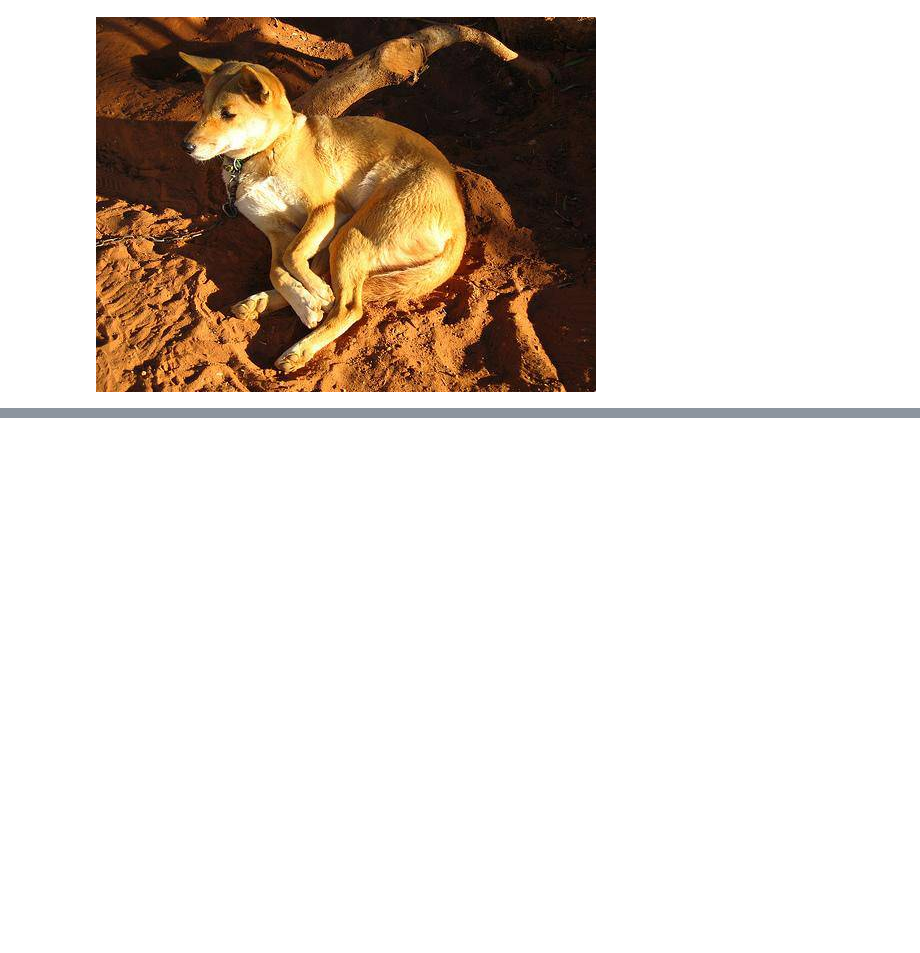
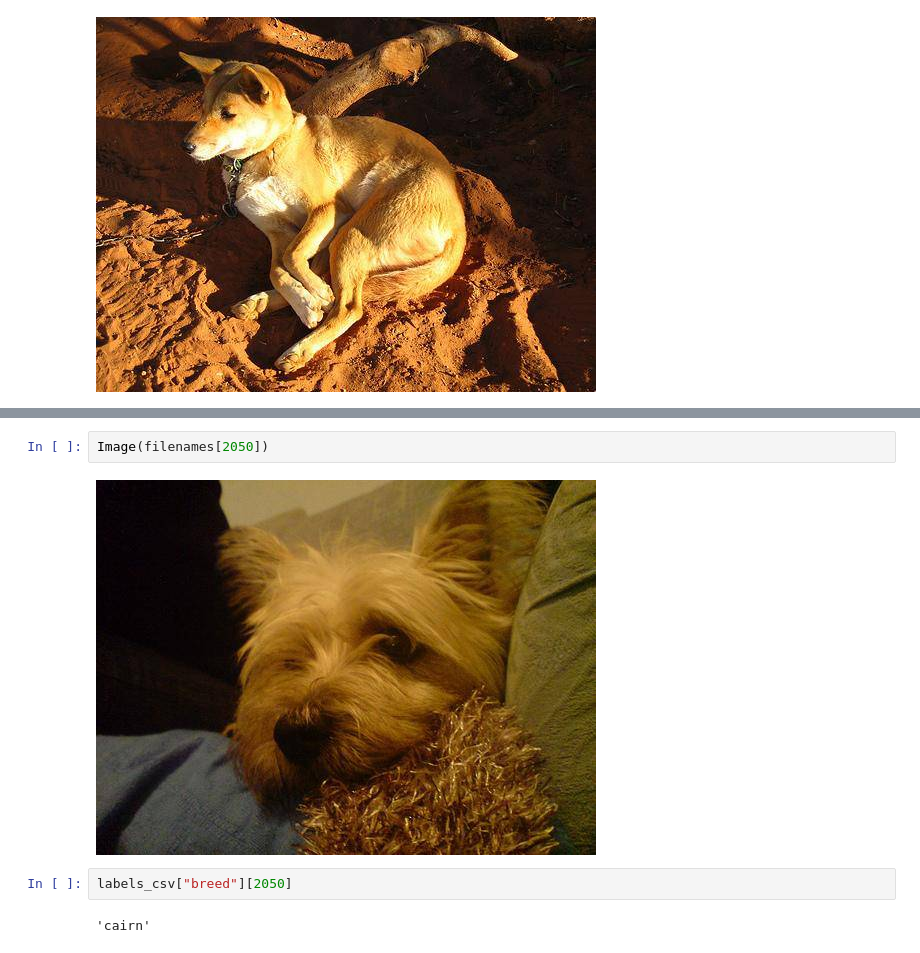
Before and after one commit to JoshuaFayele/Multi-class-Dog-Breed-Classification, a Jupyter notebook: Dog_Vision.ipynb, the cells around one changed output, grey strips where cells are left out. Cells and saved outputs as stored; diff of their text form; blank space fills up the shorter version.

```diff
--- a/Dog_Vision.ipynb
+++ b/Dog_Vision.ipynb
@@ -176,0 +129,8 @@ Image("drive/My Drive/Dog Vision/train/001513dfcb2ffafc82cccf4d8bbaba97.jpg")
+# %%
+Image(filenames[2050])
+# %% [output]
+[figure, added]
+# %%
+labels_csv["breed"][2050]
+# %% [output]
+'cairn'
```
Also changed, not shown: parts of 29 cells of this notebook.
